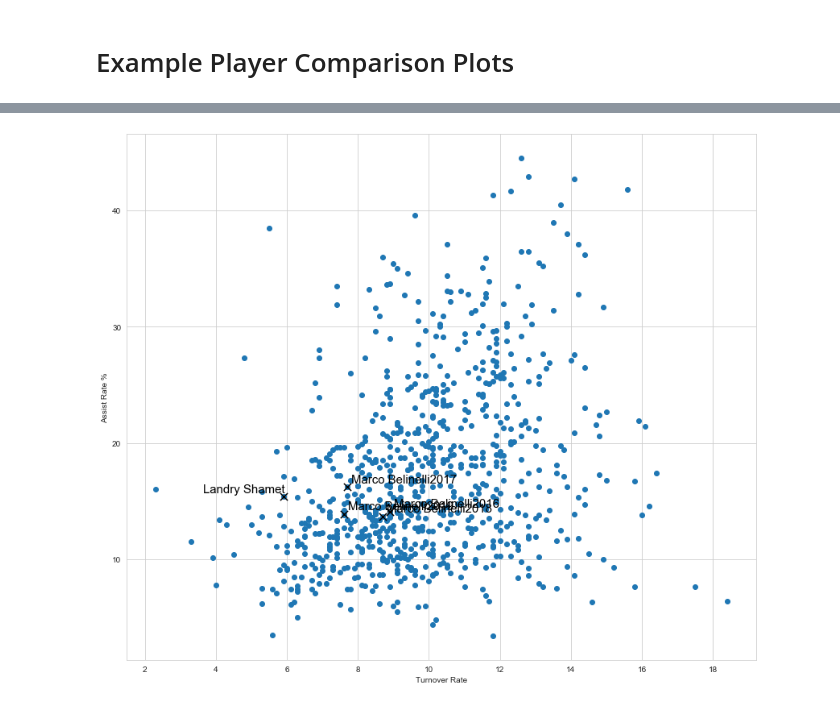
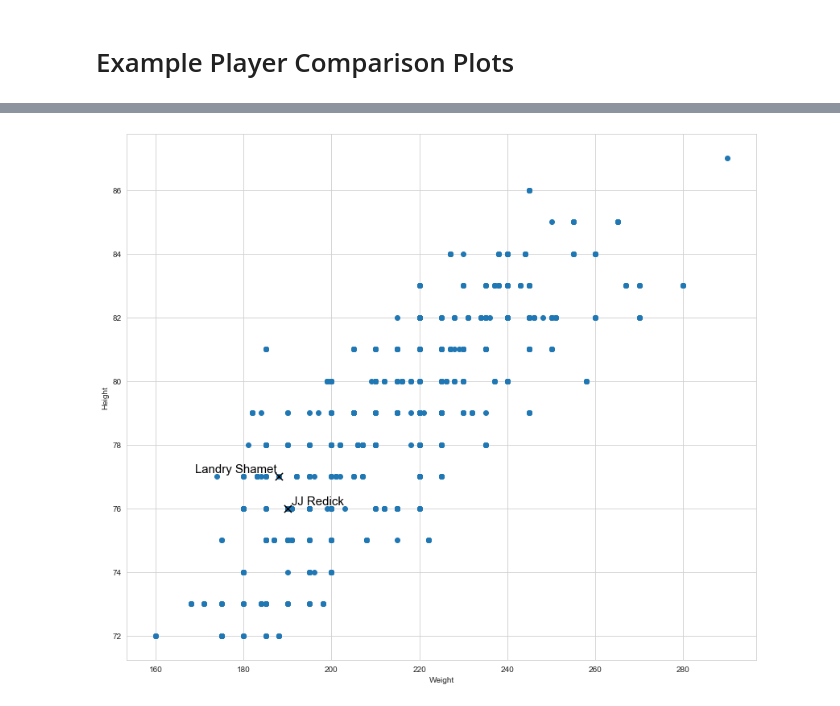
Before and after one commit to jecutter/nba-data-models, a Jupyter notebook: Data_Modeling/Player_Comparison_Analysis.ipynb, the cells around one changed output, grey strips where cells are left out. Drawn from its saved outputs; the diff is of its cells as text; code cells hidden in the pictures.

```diff
--- a/Data_Modeling/Player_Comparison_Analysis.ipynb
+++ b/Data_Modeling/Player_Comparison_Analysis.ipynb
@@ -214,19 +217,13 @@ for i, txt in enumerate(df_comb.name.values):
-# %%
-# Compare how often player possessions result in an assist or turnover
-
-fig, ax = plt.subplots(figsize=(14, 12))
-plt.xlabel("Turnover Rate")
-plt.ylabel("Assist Rate %")
-plt.scatter(df_comb[df_comb.TOR<30].TOR, df_comb[df_comb.TOR<30].ASTR)
-for i, txt in enumerate(df_comb[df_comb.TOR<30].name.values):
-    if txt == "Landry Shamet":
-        plt.scatter(df_comb[df_comb.TOR<30].TOR.values[i], df_comb[df_comb.TOR<30].ASTR.values[i], marker='x', c='black', s=85)
-        ax.annotate(txt, (df_comb[df_comb.TOR<30].TOR.values[i], df_comb[df_comb.TOR<30].ASTR.values[i]), color='black', textcoords='offset points', xytext=(-100, 5), size=15)
-    if txt == "Marco Belinelli":
-        plt.scatter(df_comb[df_comb.TOR<30].TOR.values[i], df_comb[df_comb.TOR<30].ASTR.values[i], marker='x', c='black', s=85)
-        ax.annotate(txt + str(df_comb[df_comb.TOR<30].year.values[i]), (df_comb[df_comb.TOR<30].TOR.values[i], df_comb[df_comb.TOR<30].ASTR.values[i]), color='black', textcoords='offset points', xytext=(5, 5), size=15)
-# %% [output]
-[figure, removed]
+# %%
+# Compare physical attributes (weight, height) of the players
+
+fig, ax = plt.subplots(figsize=(14, 12))
+plt.xlabel("Weight")
+plt.ylabel("Height")
+plt.scatter(df_comb.weight, df_comb.height)
+AnnotatePlayerNames(df_comb, 'weight', 'height', ['Landry Shamet', 'JJ Redick'], True)
+# %% [output]
+[figure, added]
 # %%
 # Compare ratio of shots taken at the rim (dunks, layups)
 # and ratio of 3-pointers taken above the break
```
Also changed, not shown: parts of 13 cells of this notebook, 2 other files.
